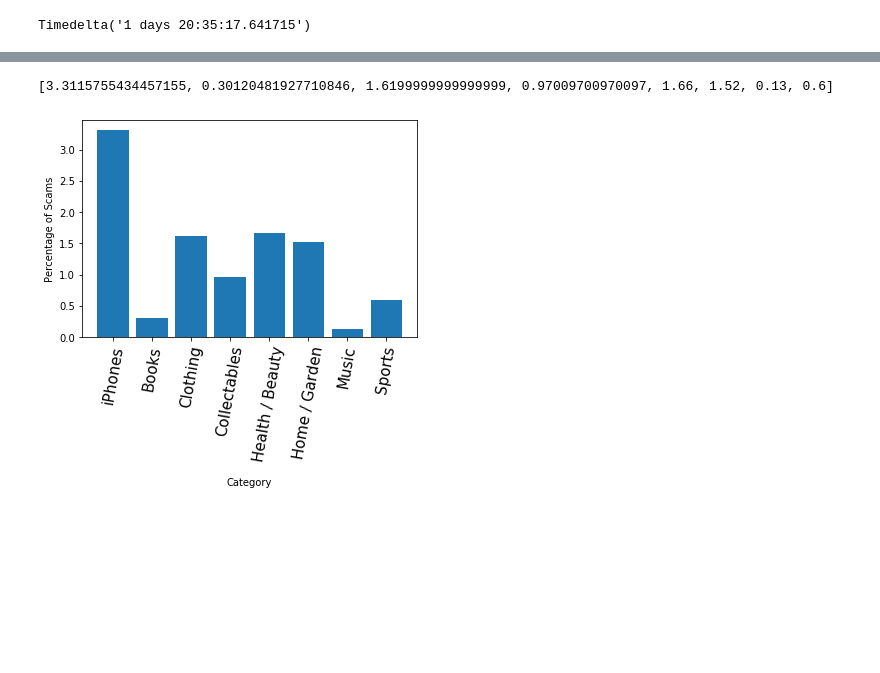
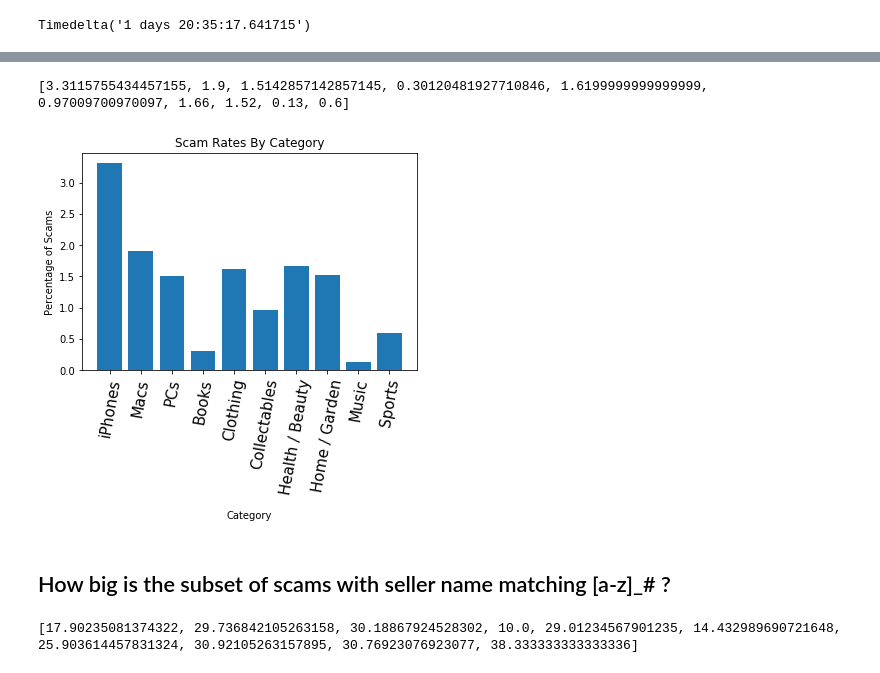
Before and after one commit to micktor/184final, a Jupyter notebook: Final.ipynb, the cells around one changed output, grey strips where cells are left out. Drawn from its saved outputs; the diff is of its cells as text; code cells hidden in the pictures; blank space fills up the shorter version.

```diff
--- a/Final.ipynb
+++ b/Final.ipynb
@@ -264,6 +264,9 @@ for user in users:
 ## Read each individual category's CSV into its own pandas dataframe
 # %%
 iphones = pd.read_csv('iphones.csv')
+androids = pd.read_csv('android.csv')
+applelaptops = pd.read_csv('applelaptops.csv')
+pclaptops = pd.read_csv('pclaptops.csv')
 books = pd.read_csv('books.csv')
 clothing = pd.read_csv('clothing.csv')
 collectables = pd.read_csv('collectables.csv')
@@ -353,6 +364,18 @@ Timedelta('1 days 20:35:17.641715')
 iphone_scams = iphones[(iphones[' feedback_score']) < 1 &
         (iphones[' description'] < 0.002) &
         (pd.isnull(iphones[' feedback_percentage']) == True)]
+
+android_scams = androids[(androids[' feedback_score']) < 1 &
+        (androids[' description'] < 0.002) &
+        (pd.isnull(androids[' feedback_percentage']) == True)]
+
+applelaptop_scams = applelaptops[(applelaptops[' feedback_score']) < 1 &
+        (applelaptops[' description'] < 0.002) &
+        (pd.isnull(applelaptops[' feedback_percentage']) == True)]
+
+pclaptop_scams = pclaptops[(pclaptops[' feedback_score']) < 1 &
+        (pclaptops[' description'] < 0.002) &
+        (pd.isnull(pclaptops[' feedback_percentage']) == True)]
 
 books_scams = books[(books[' feedback_score']) < 1 &
         (books[' description'] < 0.002) &
@@ -383,6 +406,9 @@ sporting_scams = sporting[(sporting[' feedback_score']) < 1 &
         (pd.isnull(sporting[' feedback_percentage']) == True)]
 # %%
 iphone_scamrate = len(iphone_scams) / len(iphones)
+android_scamrate = len(android_scams) / len(androids)
+applelaptop_scamrate = len(applelaptop_scams) / len(applelaptops)
+pclaptop_scamrate = len(pclaptop_scams) / len(pclaptops)
 book_scamrate = len(books_scams) / len(books)
 clothing_scamrate = len(clothing_scams) / len(clothing)
 collectable_scamrate = len(collectables_scams) / len(collectables)
@@ -393,6 +419,8 @@ sporting_scamrate = len(sporting_scams) / len(sporting)
 
 scamrate_list = [
     iphone_scamrate,
+    applelaptop_scamrate,
+    pclaptop_scamrate,
     book_scamrate,
     clothing_scamrate,
     collectable_scamrate,
@@ -406,23 +434,56 @@ scamrate_list = list(map(lambda x: x * 100, scamrate_list))
 # %%
 print(scamrate_list)
 # %% [output]
-[3.3115755434457155, 0.30120481927710846, 1.6199999999999999, 0.97009700970097, 1.66, 1.52, 0.13, 0.6]
+[3.3115755434457155, 1.9, 1.5142857142857145, 0.30120481927710846, 1.6199999999999999, 0.97009700970097, 1.66, 1.52, 0.13, 0.6]
 # %%
 catname_list = [
     'iPhones',
+    'Macs',
+    'PCs',
     'Books',
     'Clothing',
     'Collectables',
     'Health / Beauty',
     'Home / Garden',
     'Music',
     'Sports',
 ]
 index = np.arange(len(catname_list))
 plt.bar(index, scamrate_list)
 plt.xticks(index, catname_list, fontsize=15, rotation=80)
 plt.ylabel("Percentage of Scams")
 plt.xlabel("\nCategory")
+plt.title('Scam Rates By Category')
 plt.show()
 # %% [output]
-[figure, old version]
+[figure, new version]
+# %% [markdown]
+## How big is the subset of scams with seller name matching [a-z]_# ?
+# %%
+reg_iphone = len(iphone_scams[iphone_scams[' seller'].str.contains('[a-z]+_+[\d]', regex=True)]) / len(iphone_scams) * 100
+reg_applelaptop = len(applelaptop_scams[applelaptop_scams[' seller'].str.contains('[a-z]+_+[\d]', regex=True)]) / len(applelaptop_scams) * 100
+reg_pclaptop = len(pclaptop_scams[pclaptop_scams[' seller'].str.contains('[a-z]+_+[\d]', regex=True)]) / len(pclaptop_scams) * 100
+reg_book = len(books_scams[books_scams[' seller'].str.contains('[a-z]+_+[\d]', regex=True)]) / len(books_scams) * 100
+reg_clothing = len(clothing_scams[clothing_scams[' seller'].str.contains('[a-z]+_+[\d]', regex=True)]) / len(clothing_scams) * 100
+reg_collectables = len(collectables_scams[collectables_scams[' seller'].str.contains('[a-z]+_+[\d]', regex=True)]) / len(collectables_scams) * 100
+reg_healthbeauty = len(healthbeauty_scams[healthbeauty_scams[' seller'].str.contains('[a-z]+_+[\d]', regex=True)]) / len(healthbeauty_scams) * 100
+reg_homegarden = len(homegarden_scams[homegarden_scams[' seller'].str.contains('[a-z]+_+[\d]', regex=True)]) / len(homegarden_scams) * 100
+reg_music = len(music_scams[music_scams[' seller'].str.contains('[a-z]+_+[\d]', regex=True)]) / len(music_scams) * 100
+reg_sporting = len(sporting_scams[sporting_scams[' seller'].str.contains('[a-z]+_+[\d]', regex=True)]) / len(sporting_scams) * 100
+
+regname_list = [
+    reg_iphone,
+    reg_applelaptop,
+    reg_pclaptop,
+    reg_book,
+    reg_clothing,
+    reg_collectables,
+    reg_healthbeauty,
+    reg_homegarden,
+    reg_music,
+    reg_sporting,
+]
+
+print(regname_list)
+# %% [output]
+[17.90235081374322, 29.736842105263158, 30.18867924528302, 10.0, 29.01234567901235, 14.432989690721648, 25.903614457831324, 30.92105263157895, 30.76923076923077, 38.333333333333336]
```
Also changed, not shown: parts of 8 cells of this notebook.
